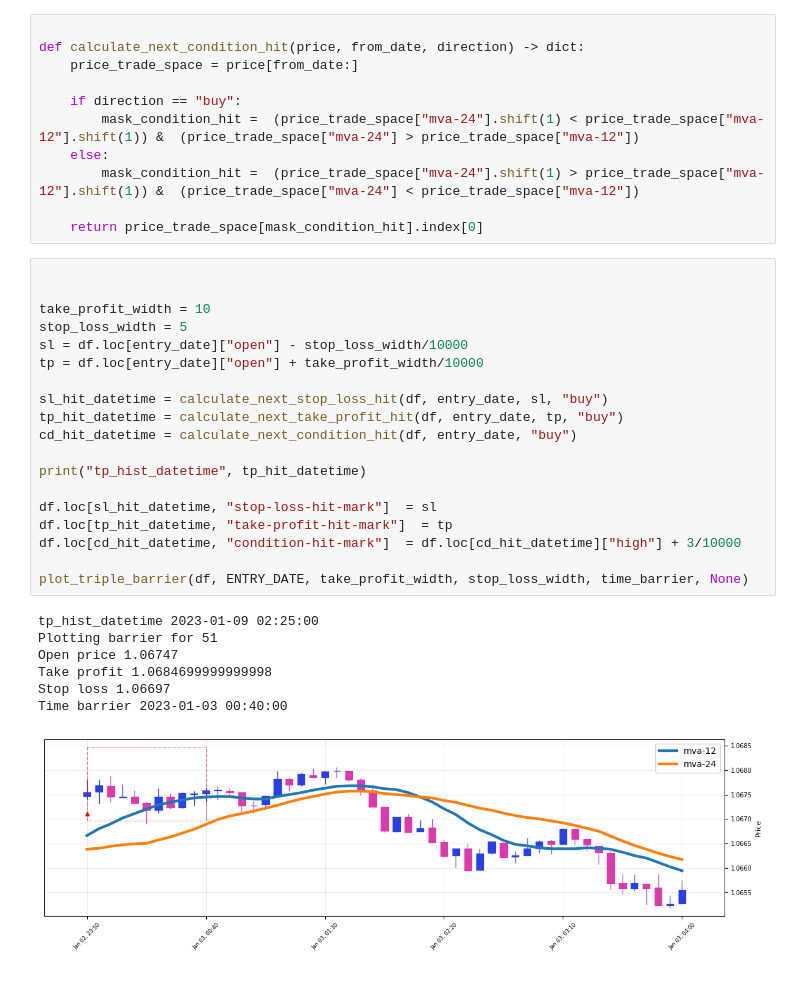
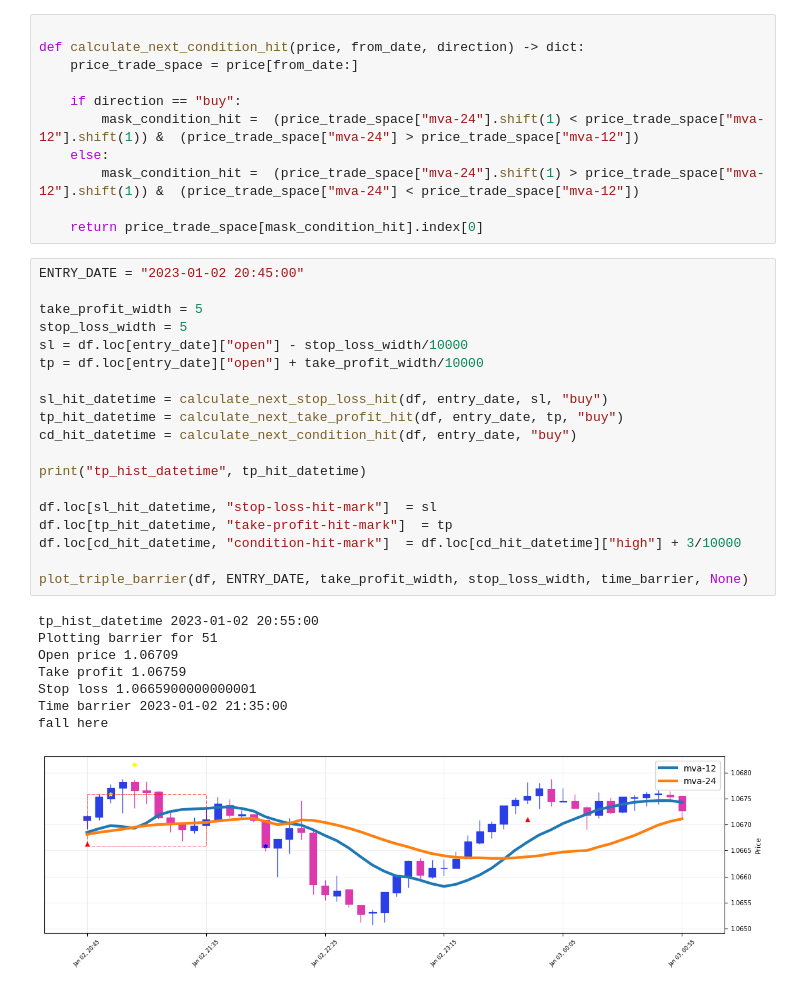
Before and after one commit to mchiuminatto/triple_barrier, a Jupyter notebook: docs/POC.ipynb, the cells around one changed output. Cells and saved outputs as stored; diff of their text form.

```diff
--- a/docs/POC.ipynb
+++ b/docs/POC.ipynb
@@ -266,29 +266,30 @@ def calculate_next_condition_hit(price, from_date, direction) -> dict:
 
     return price_trade_space[mask_condition_hit].index[0]
 # %%
+ENTRY_DATE = "2023-01-02 20:45:00"
 
-
-take_profit_width = 10
+take_profit_width = 5
 stop_loss_width = 5
 sl = df.loc[entry_date]["open"] - stop_loss_width/10000
 tp = df.loc[entry_date]["open"] + take_profit_width/10000
 
 sl_hit_datetime = calculate_next_stop_loss_hit(df, entry_date, sl, "buy")
 tp_hit_datetime = calculate_next_take_profit_hit(df, entry_date, tp, "buy")
 cd_hit_datetime = calculate_next_condition_hit(df, entry_date, "buy")
 
 print("tp_hist_datetime", tp_hit_datetime)
 
 df.loc[sl_hit_datetime, "stop-loss-hit-mark"]  = sl
 df.loc[tp_hit_datetime, "take-profit-hit-mark"]  = tp
 df.loc[cd_hit_datetime, "condition-hit-mark"]  = df.loc[cd_hit_datetime]["high"] + 3/10000
 
 plot_triple_barrier(df, ENTRY_DATE, take_profit_width, stop_loss_width, time_barrier, None)
 # %% [output]
-tp_hist_datetime 2023-01-09 02:25:00
+tp_hist_datetime 2023-01-02 20:55:00
 Plotting barrier for 51
-Open price 1.06747
-Take profit 1.0684699999999998
-Stop loss 1.06697
-Time barrier 2023-01-03 00:40:00
+Open price 1.06709
+Take profit 1.06759
+Stop loss 1.0665900000000001
+Time barrier 2023-01-02 21:35:00
+fall here
-[figure, old version]
+[figure, new version]
```
Also changed, not shown: 5 other files.
